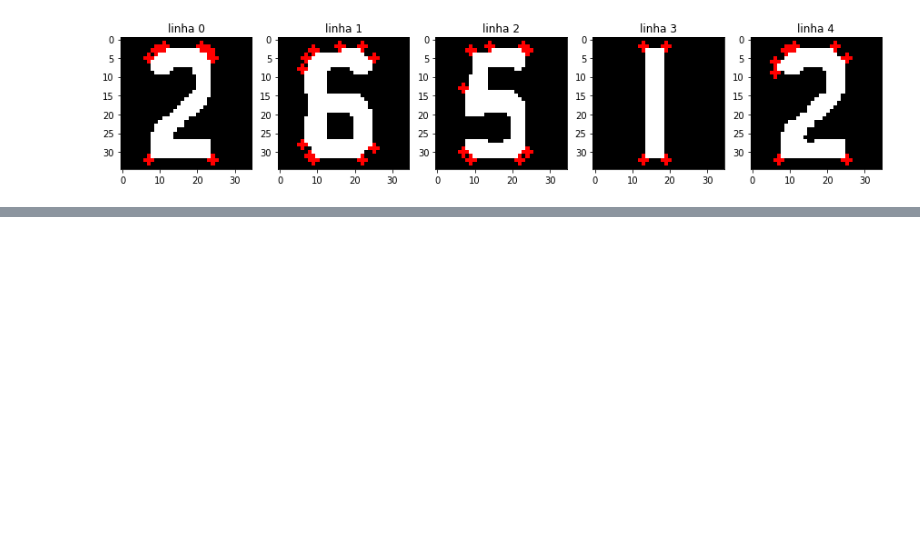
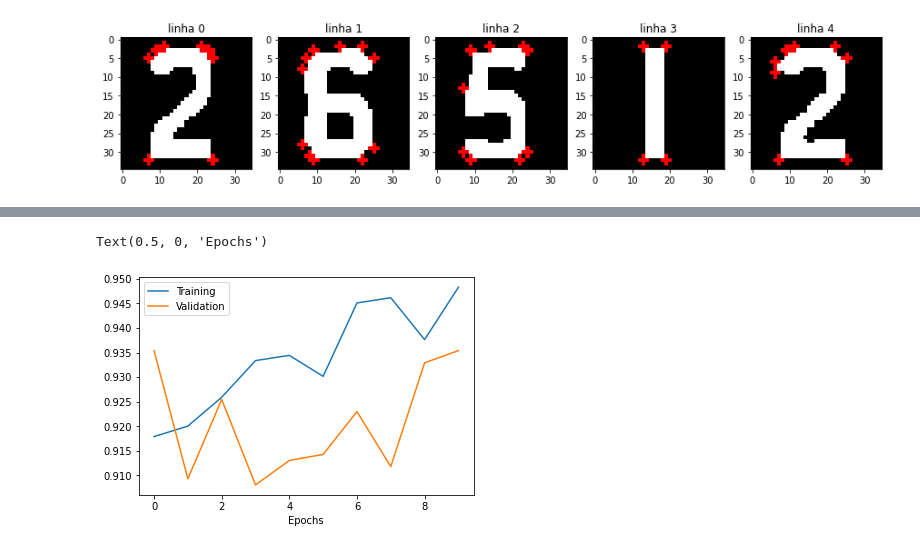
Before and after one commit to Leo22080/visao, a Jupyter notebook: trabalho03/trabalho3-extracao_atributos_classificacao.ipynb, the cells around one changed output, grey strips where cells are left out. Saved outputs shown, nothing was run; the diff lists cells and outputs as text; code cells hidden in the pictures; blank space fills up the shorter version.

```diff
--- a/trabalho03/trabalho3-extracao_atributos_classificacao.ipynb
+++ b/trabalho03/trabalho3-extracao_atributos_classificacao.ipynb
@@ -288,0 +301,5 @@ print(GLCM_FEs[4])
+# %%
+from sklearn.model_selection import train_test_split
+X = chainCodes
+Y = dados[:,-1]
+X_train, X_test, y_train, y_test = train_test_split(X, Y, test_size=0.2, random_state=84)
@@ -288,0 +310,14 @@ print(GLCM_FEs[4])
+# %%
+from keras.utils.np_utils import to_categorical
+y_train_cat = to_categorical(y_train)
+y_test_cat = to_categorical(y_test)
+# %%
+model = Sequential()
+model.add(Dense(512, input_dim=67, activation='relu'))
+model.add(Dense(256, activation='relu'))
+model.add(Dense(128, activation='relu'))
+model.add(Dense(32, activation='relu'))
+model.add(Dense(10, activation='softmax'))
+model.compile(optimizer='rmsprop', loss='categorical_crossentropy', metrics=['accuracy']) #Otimização do modelo
+# %%
+h = model.fit(X_train, y_train_cat, epochs=10, verbose=1, validation_split=0.3)
@@ -288,0 +351,8 @@ print(GLCM_FEs[4])
+# %%
+plt.plot(h.history['accuracy'])
+plt.plot(h.history['val_accuracy'])
+plt.legend(['Training', 'Validation'])
+plt.xlabel('Epochs')
+# %% [output]
+Text(0.5, 0, 'Epochs')
+[figure, added]
```
Also changed, not shown: parts of 11 cells of this notebook.
